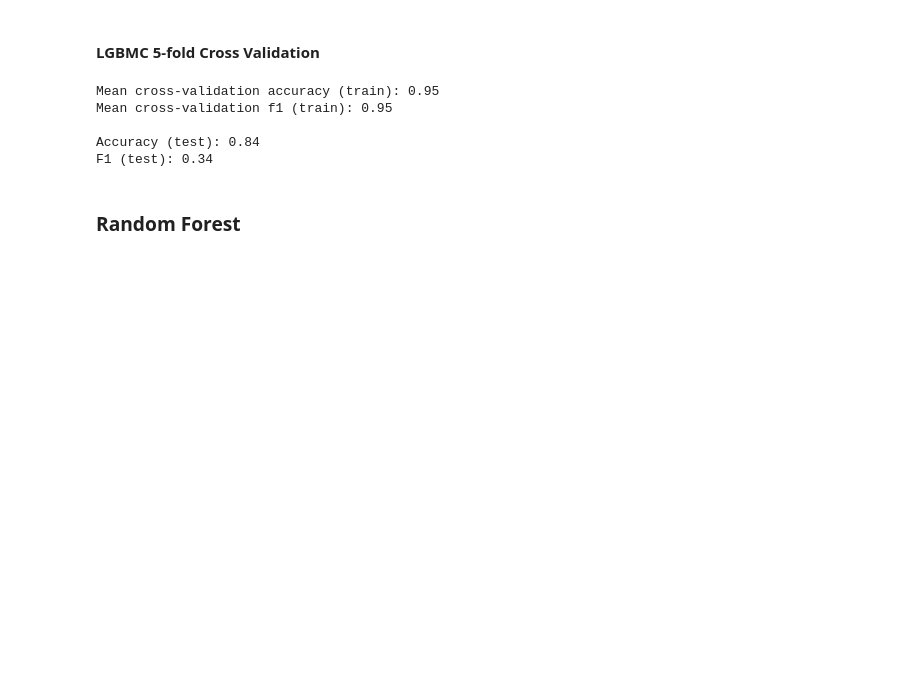
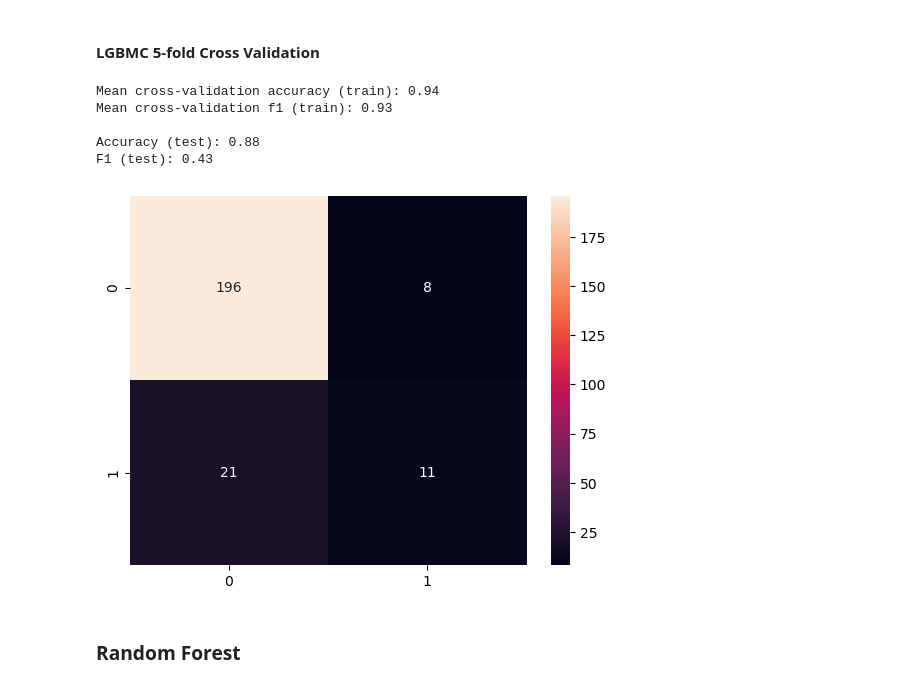
Before and after one commit to chengyaolee/Aifinity-Hackathon, a Jupyter notebook: Training Set 01.ipynb, the cells around one changed output. Drawn from its saved outputs; the diff is of its cells as text; code cells hidden in the pictures; blank space fills up the shorter version.

```diff
--- a/Training Set 01.ipynb
+++ b/Training Set 01.ipynb
@@ -593,24 +617,28 @@ from sklearn.metrics import f1_score, accuracy_score
 # %%
 accuracy_scores_lgbmc_cv = cross_val_score(lgbmc, X_train, y_train, cv=5, scoring='accuracy')
 mean_accuracy_lgbmc_cv = np.mean(accuracy_scores_lgbmc_cv)
 print("Mean cross-validation accuracy (train): {:.2f}".format(mean_accuracy_lgbmc_cv))
 
 f1_scores_lgbmc_cv = cross_val_score(lgbmc, X_train, y_train, cv=5, scoring='f1')
 mean_f1_lgbmc_cv = np.mean(f1_scores_lgbmc_cv)
 print("Mean cross-validation f1 (train): {:.2f}\n".format(mean_f1_lgbmc_cv))
 
 lgbmc.fit(X_train, y_train)
 y_pred_lgbmc = lgbmc.predict(X_test)
 test_f1_lgbmc = f1_score(y_test, y_pred_lgbmc)
 test_accuracy_lgbmc = accuracy_score(y_test, y_pred_lgbmc)
 print("Accuracy (test): {:.2f}".format(test_accuracy_lgbmc))
 print("F1 (test): {:.2f}".format(test_f1_lgbmc))
+
+sns.heatmap(confusion_matrix(y_test,y_pred_lgbmc),annot=True,fmt='g')
+plt.show()
 # %% [output]
-Mean cross-validation accuracy (train): 0.95
-Mean cross-validation f1 (train): 0.95
+Mean cross-validation accuracy (train): 0.94
+Mean cross-validation f1 (train): 0.93
 
-Accuracy (test): 0.84
-F1 (test): 0.34
+Accuracy (test): 0.88
+F1 (test): 0.43
+[figure, added]
 # %% [markdown]
 ### Random Forest
 # %%
```
Also changed, not shown: parts of 22 cells of this notebook.
